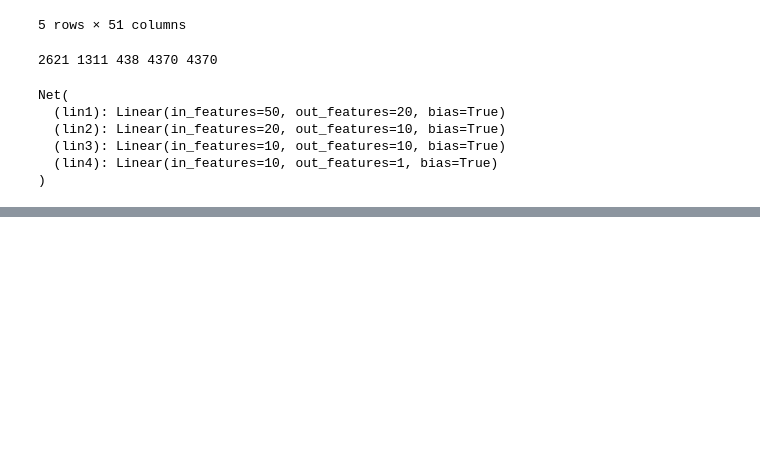
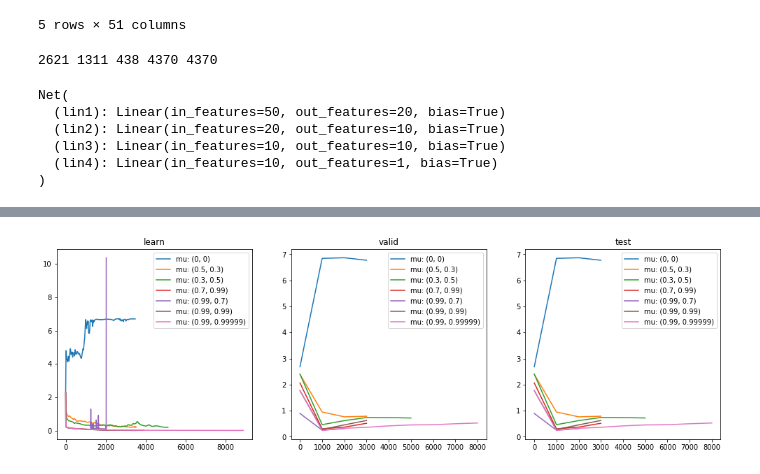
Before and after one commit to SultanovAR/mephi_course_neuro, a Jupyter notebook: bdz/adam.ipynb, the cells around one changed output, grey strips where cells are left out. Cells and saved outputs as stored; diff of their text form; code cells hidden in the pictures; blank space fills up the shorter version.

```diff
--- a/bdz/adam.ipynb
+++ b/bdz/adam.ipynb
@@ -326,26 +333,28 @@ ValueError: x and y must have same first dimension, but have shapes (7,) and (10
 # %%
 plt.figure(figsize=(17,5))
 plt.subplot(1, 3, 1)
 for num, i in enumerate(list_of_betas):
     plt.plot(learn_loss_by_rho[num], label='mu: '+str(i))
 plt.legend()
 plt.title('learn')
 
 plt.subplot(1, 3, 2)
 for num, i in enumerate(list_of_betas):
-    plt.plot(epoch_by_rho[num], valid_loss_by_rho[num], label='mu: '+str(i))
+    plt.plot(epoch_list_by_rho[num], valid_loss_by_rho[num], label='mu: '+str(i))
 plt.legend()
 plt.title('valid')
 
 
 plt.subplot(1, 3, 3)
 for num, i in enumerate(list_of_betas):
-    plt.plot(epoch_by_rho[num], test_loss_by_rho[num], label='mu: '+str(i))
+    plt.plot(epoch_list_by_rho[num], test_loss_by_rho[num], label='mu: '+str(i))
 plt.legend()
 plt.title('test')
 
 
 plt.legend()
 plt.savefig('adam/loss.png', bbox_inches='tight')
+# %% [output]
+[figure, added]
 # %%
 torch.save(net.state_dict(), 'adam/net_params.pkl')
```
Also changed, not shown: parts of 11 cells of this notebook, 21 other files.
